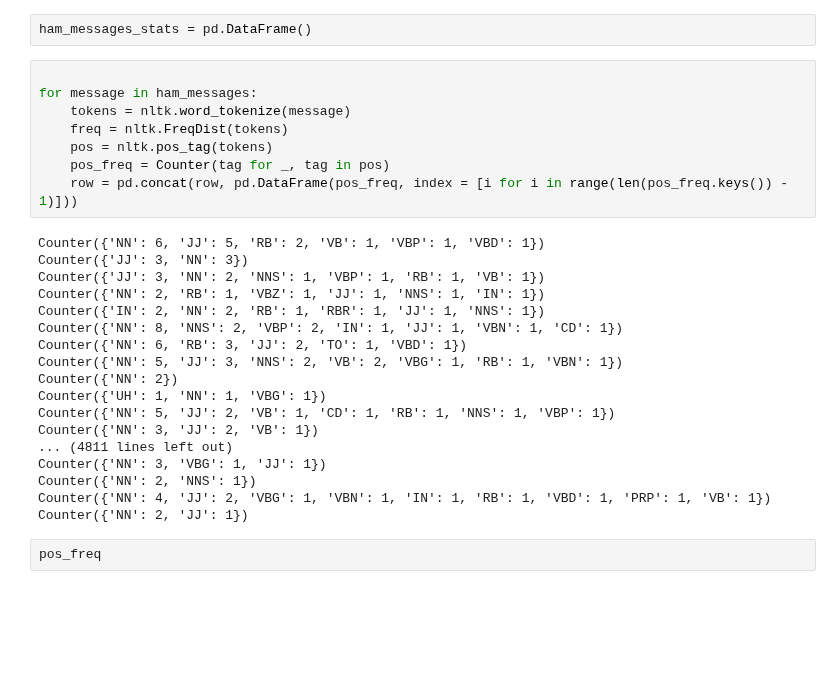
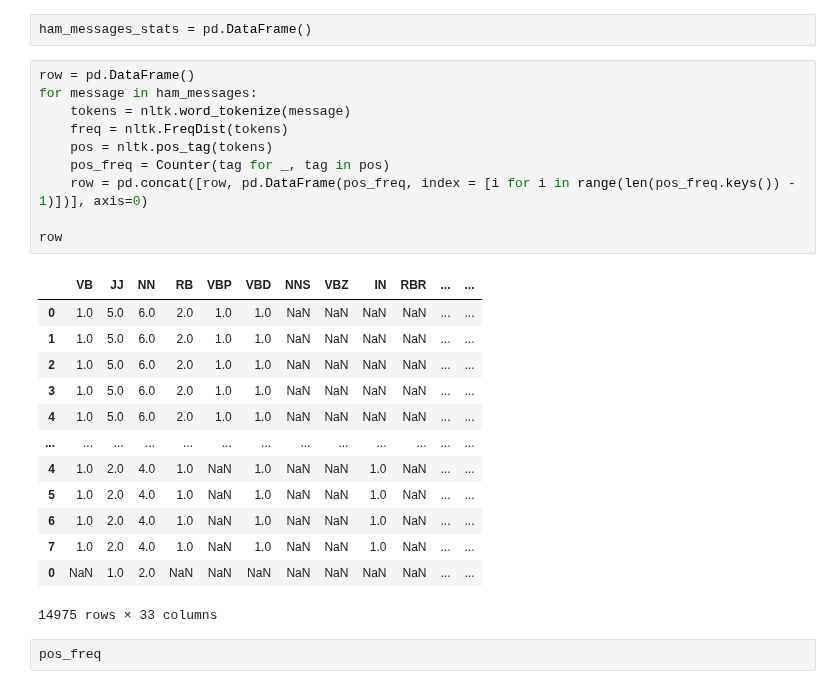
Before and after one commit to Hr15h1/AI_semII, a Jupyter notebook: Program6.ipynb, the cells around one changed output. Saved outputs shown, nothing was run; the diff lists cells and outputs as text; blank space fills up the shorter version.

```diff
--- a/Program6.ipynb
+++ b/Program6.ipynb
@@ -154,31 +155,29 @@ ham_messages
 # %%
 ham_messages_stats = pd.DataFrame()
 # %%
-
+row = pd.DataFrame()
 for message in ham_messages:
     tokens = nltk.word_tokenize(message)
     freq = nltk.FreqDist(tokens)
     pos = nltk.pos_tag(tokens)
     pos_freq = Counter(tag for _, tag in pos)
-    row = pd.concat(row, pd.DataFrame(pos_freq, index = [i for i in range(len(pos_freq.keys()) - 1)]))
+    row = pd.concat([row, pd.DataFrame(pos_freq, index = [i for i in range(len(pos_freq.keys()) - 1)])], axis=0)
+
+row
 # %% [output]
+|  | VB | JJ | NN | RB | VBP | VBD | NNS | VBZ | IN | RBR | ... | ... |
+| 0 | 1.0 | 5.0 | 6.0 | 2.0 | 1.0 | 1.0 | NaN | NaN | NaN | NaN | ... | ... |
+| 1 | 1.0 | 5.0 | 6.0 | 2.0 | 1.0 | 1.0 | NaN | NaN | NaN | NaN | ... | ... |
+| 2 | 1.0 | 5.0 | 6.0 | 2.0 | 1.0 | 1.0 | NaN | NaN | NaN | NaN | ... | ... |
+| 3 | 1.0 | 5.0 | 6.0 | 2.0 | 1.0 | 1.0 | NaN | NaN | NaN | NaN | ... | ... |
+| 4 | 1.0 | 5.0 | 6.0 | 2.0 | 1.0 | 1.0 | NaN | NaN | NaN | NaN | ... | ... |
+| ... | ... | ... | ... | ... | ... | ... | ... | ... | ... | ... | ... | ... |
+| 4 | 1.0 | 2.0 | 4.0 | 1.0 | NaN | 1.0 | NaN | NaN | 1.0 | NaN | ... | ... |
+| 5 | 1.0 | 2.0 | 4.0 | 1.0 | NaN | 1.0 | NaN | NaN | 1.0 | NaN | ... | ... |
+| 6 | 1.0 | 2.0 | 4.0 | 1.0 | NaN | 1.0 | NaN | NaN | 1.0 | NaN | ... | ... |
+| 7 | 1.0 | 2.0 | 4.0 | 1.0 | NaN | 1.0 | NaN | NaN | 1.0 | NaN | ... | ... |
+| 0 | NaN | 1.0 | 2.0 | NaN | NaN | NaN | NaN | NaN | NaN | NaN | ... | ... |
-Counter({'NN': 6, 'JJ': 5, 'RB': 2, 'VB': 1, 'VBP': 1, 'VBD': 1})
-Counter({'JJ': 3, 'NN': 3})
-Counter({'JJ': 3, 'NN': 2, 'NNS': 1, 'VBP': 1, 'RB': 1, 'VB': 1})
-Counter({'NN': 2, 'RB': 1, 'VBZ': 1, 'JJ': 1, 'NNS': 1, 'IN': 1})
-Counter({'IN': 2, 'NN': 2, 'RB': 1, 'RBR': 1, 'JJ': 1, 'NNS': 1})
-Counter({'NN': 8, 'NNS': 2, 'VBP': 2, 'IN': 1, 'JJ': 1, 'VBN': 1, 'CD': 1})
-Counter({'NN': 6, 'RB': 3, 'JJ': 2, 'TO': 1, 'VBD': 1})
-Counter({'NN': 5, 'JJ': 3, 'NNS': 2, 'VB': 2, 'VBG': 1, 'RB': 1, 'VBN': 1})
-Counter({'NN': 2})
-Counter({'UH': 1, 'NN': 1, 'VBG': 1})
-Counter({'NN': 5, 'JJ': 2, 'VB': 1, 'CD': 1, 'RB': 1, 'NNS': 1, 'VBP': 1})
-Counter({'NN': 3, 'JJ': 2, 'VB': 1})
-... (4811 lines left out)
-Counter({'NN': 3, 'VBG': 1, 'JJ': 1})
-Counter({'NN': 2, 'NNS': 1})
-Counter({'NN': 4, 'JJ': 2, 'VBG': 1, 'VBN': 1, 'IN': 1, 'RB': 1, 'VBD': 1, 'PRP': 1, 'VB': 1})
-Counter({'NN': 2, 'JJ': 1})
+14975 rows × 33 columns
 # %%
 pos_freq
 # %% [output]
```
Also changed, not shown: parts of 2 cells of this notebook.
